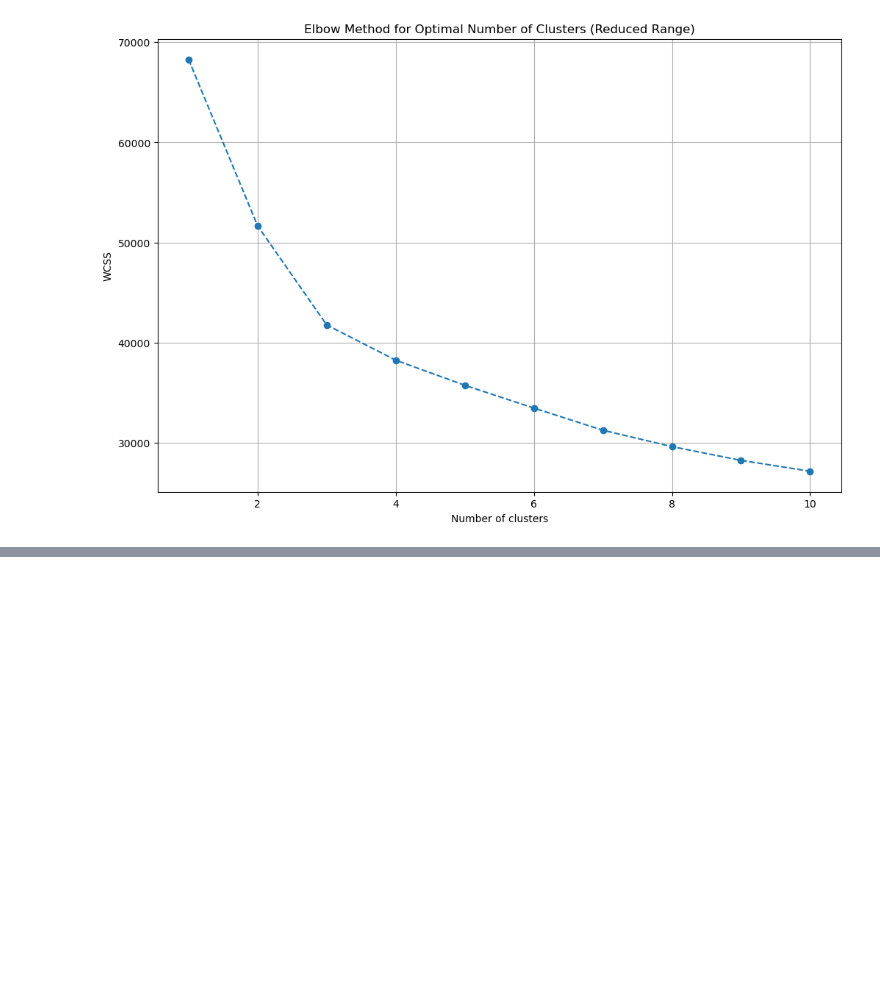
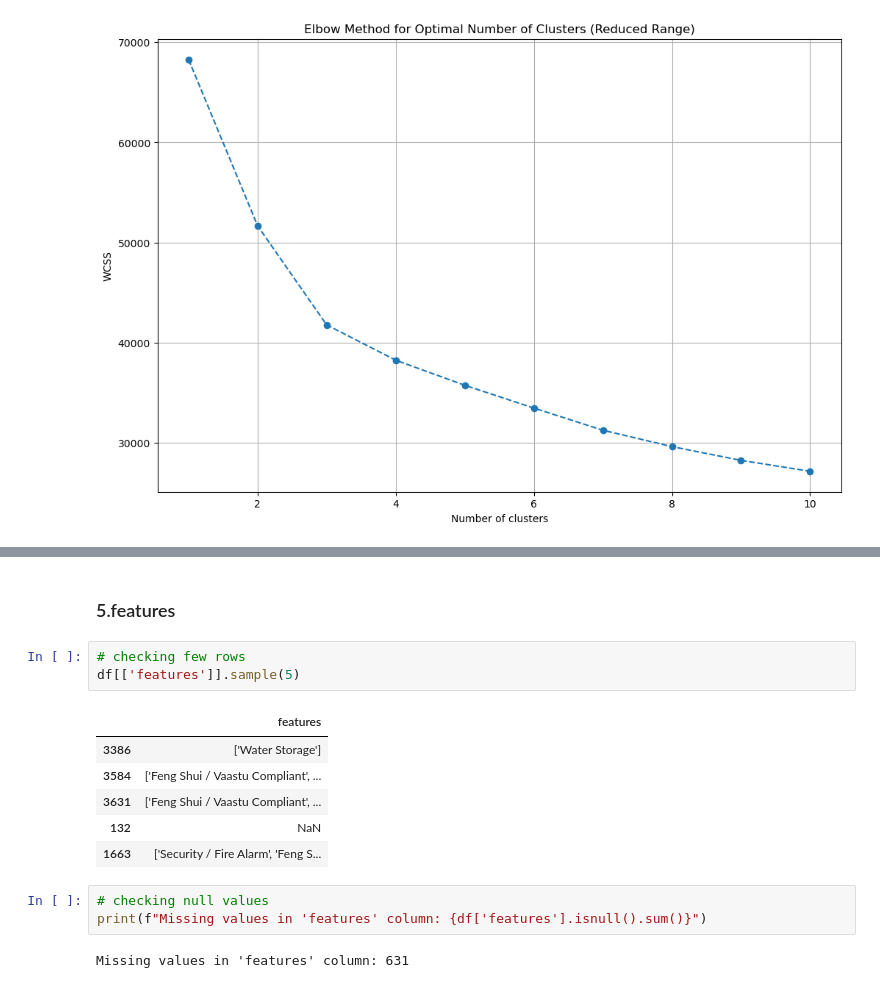
Before and after one commit to 07Sada/real-estate-property-price-predictor, a Jupyter notebook: notebooks/flat-house-dataset-feature-engineering.ipynb, the cells around one changed output, grey strips where cells are left out. Saved outputs shown, nothing was run; the diff lists cells and outputs as text; blank space fills up the shorter version.

```diff
--- a/notebooks/flat-house-dataset-feature-engineering.ipynb
+++ b/notebooks/flat-house-dataset-feature-engineering.ipynb
@@ -545,0 +614,17 @@ plt.show()
+# %% [markdown]
+### 5.features
+# %%
+# checking few rows
+df[['features']].sample(5)
+# %% [output]
+|  | features |
+| 3386 | ['Water Storage'] |
+| 3584 | ['Feng Shui / Vaastu Compliant', ... |
+| 3631 | ['Feng Shui / Vaastu Compliant', ... |
+| 132 | NaN |
+| 1663 | ['Security / Fire Alarm', 'Feng S... |
+# %%
+# checking null values
+print(f"Missing values in 'features' column: {df['features'].isnull().sum()}")
+# %% [output]
+Missing values in 'features' column: 631
```
Also changed, not shown: parts of 15 cells of this notebook, 5 other files.
